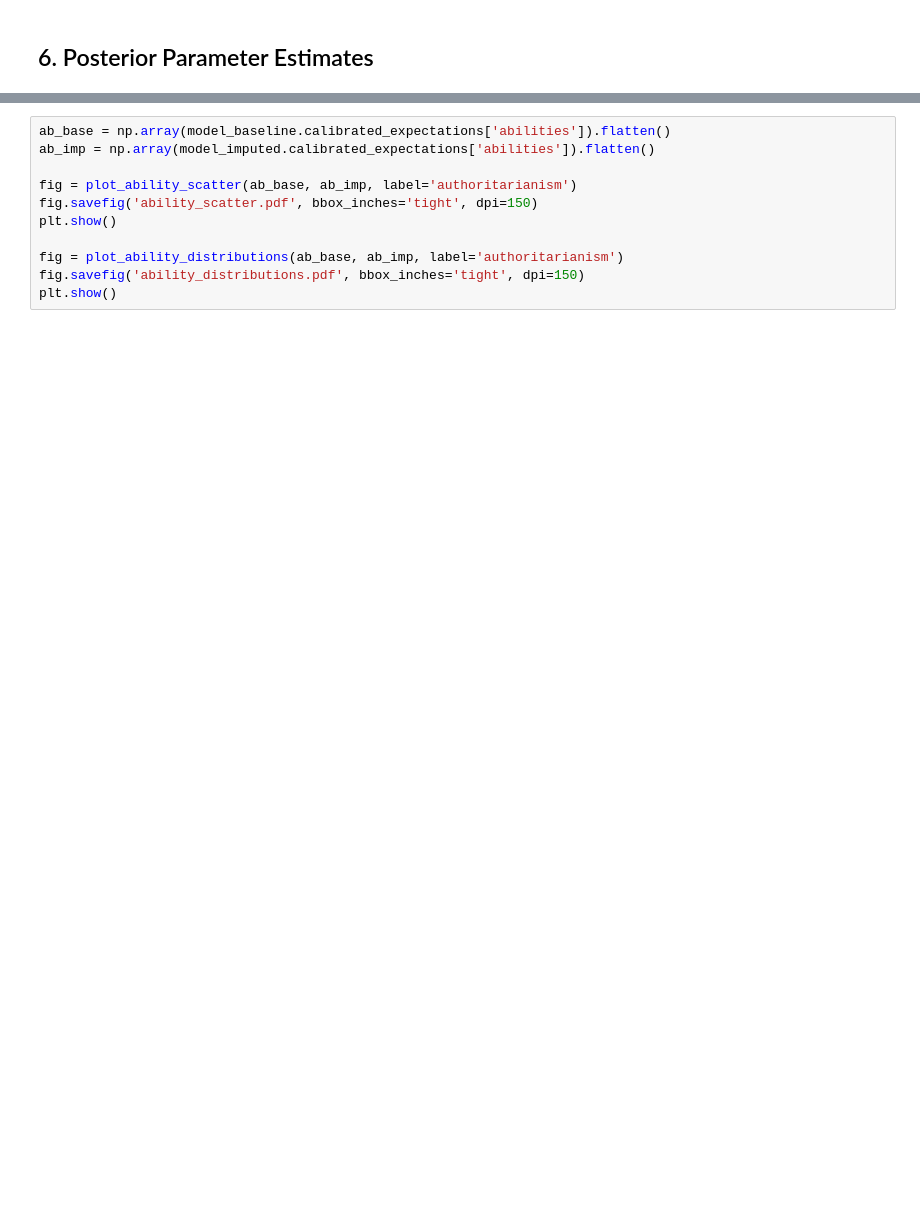
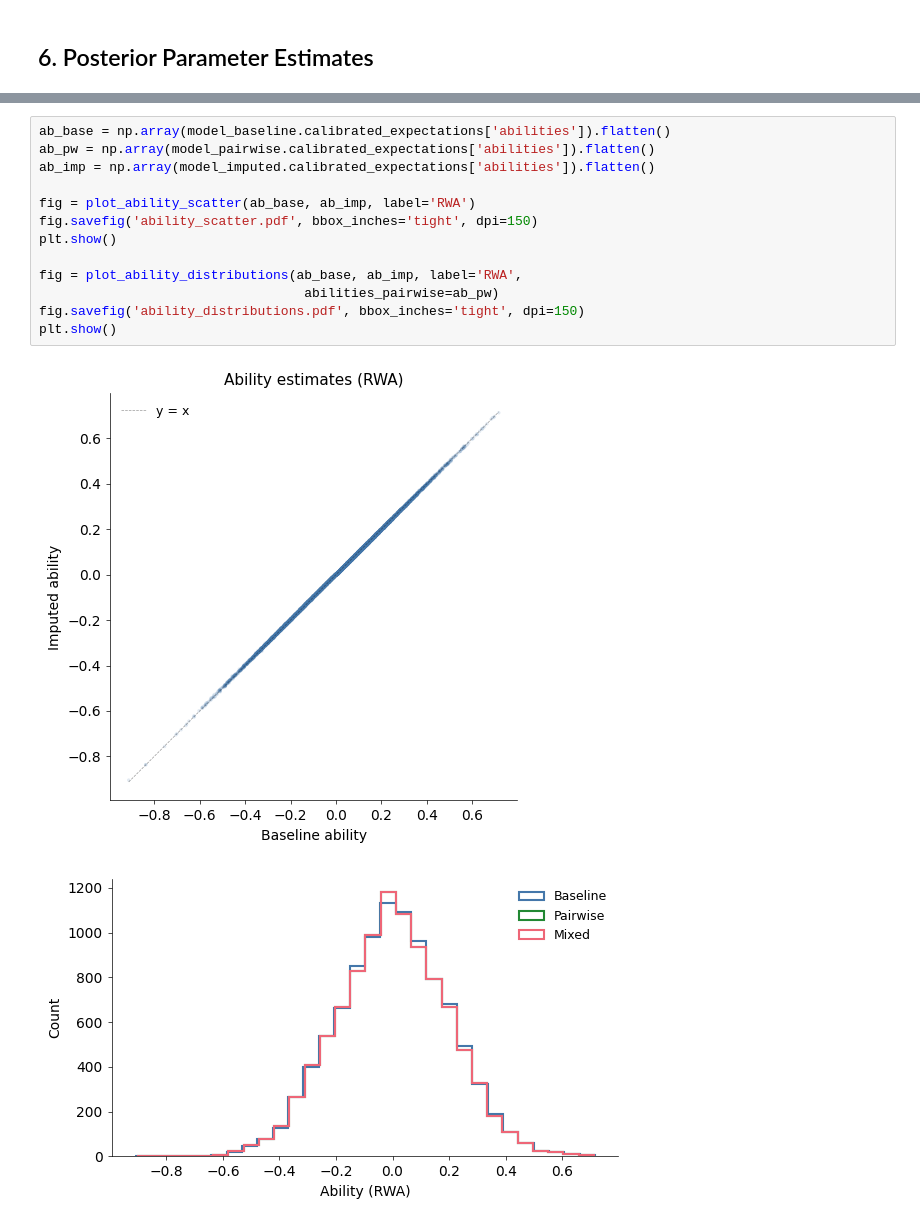
Before and after one commit to mederrata/bayesianquilts, a Jupyter notebook: notebooks/irt/rwa/grm_single_scale.ipynb, the cells around one changed output, grey strips where cells are left out. Saved outputs shown, nothing was run; the diff lists cells and outputs as text; blank space fills up the shorter version.

```diff
--- a/notebooks/irt/rwa/grm_single_scale.ipynb
+++ b/notebooks/irt/rwa/grm_single_scale.ipynb
@@ -242,12 +587,17 @@ plt.show()
 # %%
 ab_base = np.array(model_baseline.calibrated_expectations['abilities']).flatten()
+ab_pw = np.array(model_pairwise.calibrated_expectations['abilities']).flatten()
 ab_imp = np.array(model_imputed.calibrated_expectations['abilities']).flatten()
 
-fig = plot_ability_scatter(ab_base, ab_imp, label='authoritarianism')
+fig = plot_ability_scatter(ab_base, ab_imp, label='RWA')
 fig.savefig('ability_scatter.pdf', bbox_inches='tight', dpi=150)
 plt.show()
 
-fig = plot_ability_distributions(ab_base, ab_imp, label='authoritarianism')
+fig = plot_ability_distributions(ab_base, ab_imp, label='RWA',
+                                  abilities_pairwise=ab_pw)
 fig.savefig('ability_distributions.pdf', bbox_inches='tight', dpi=150)
 plt.show()
+# %% [output]
+[figure, added]
+[figure, added]
 # %%
```
Also changed, not shown: parts of 29 cells of this notebook, 37 other files.
